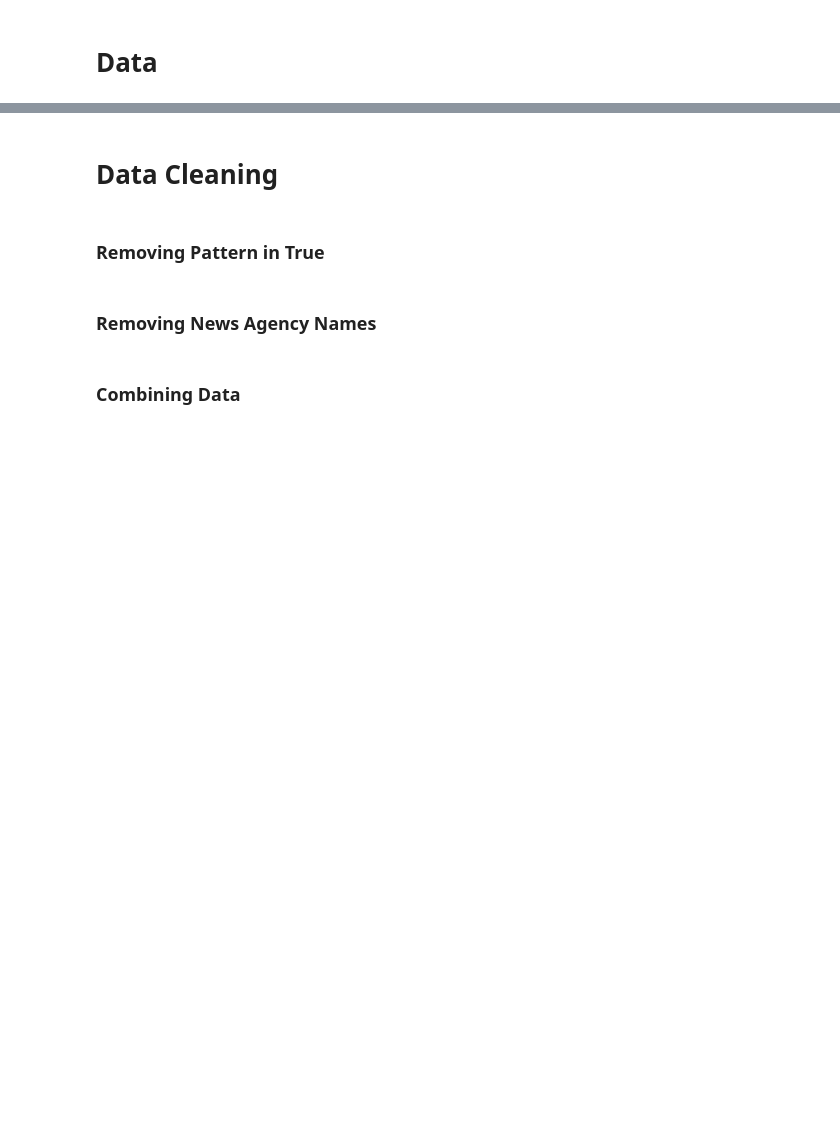
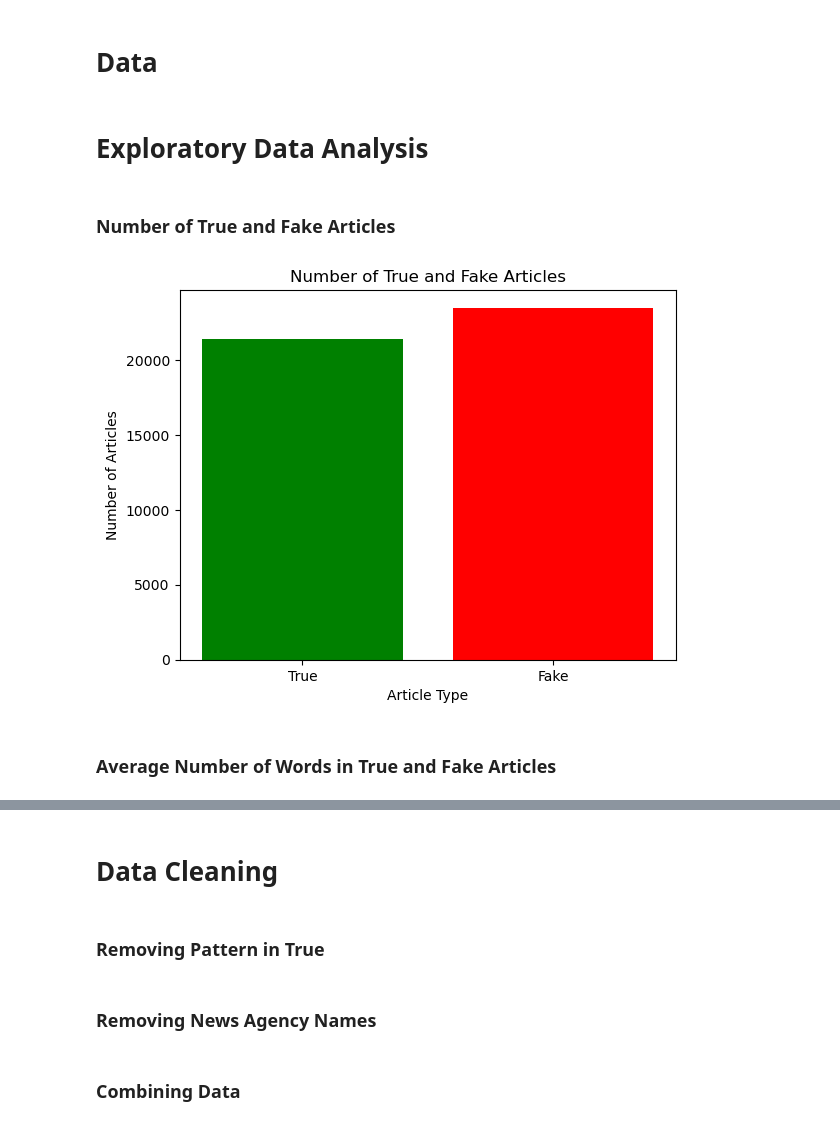
Before and after one commit to holcombek/si485, a Jupyter notebook: final model.ipynb, the cells around one changed output, grey strips where cells are left out. Drawn from its saved outputs; the diff is of its cells as text; code cells hidden in the pictures; blank space fills up the shorter version.

```diff
--- a/final model.ipynb
+++ b/final model.ipynb
@@ -56,3 +24,7 @@ import spacy
 # %%
 fake = pd.read_csv("Fake.csv")
 true = pd.read_csv("True.csv")
+# %% [markdown]
+# Exploratory Data Analysis
+# %% [markdown]
+### Number of True and Fake Articles
@@ -58,0 +34,12 @@ true = pd.read_csv("True.csv")
+# %%
+true_count = len(true)
+fake_count = len(fake)
+plt.bar(['True', 'Fake'], [true_count, fake_count], color=['green', 'red'])
+plt.xlabel('Article Type')
+plt.ylabel('Number of Articles')
+plt.title('Number of True and Fake Articles')
+plt.show()
+# %% [output]
+[figure, added]
+# %% [markdown]
+### Average Number of Words in True and Fake Articles
```
Also changed, not shown: parts of 35 cells of this notebook.
